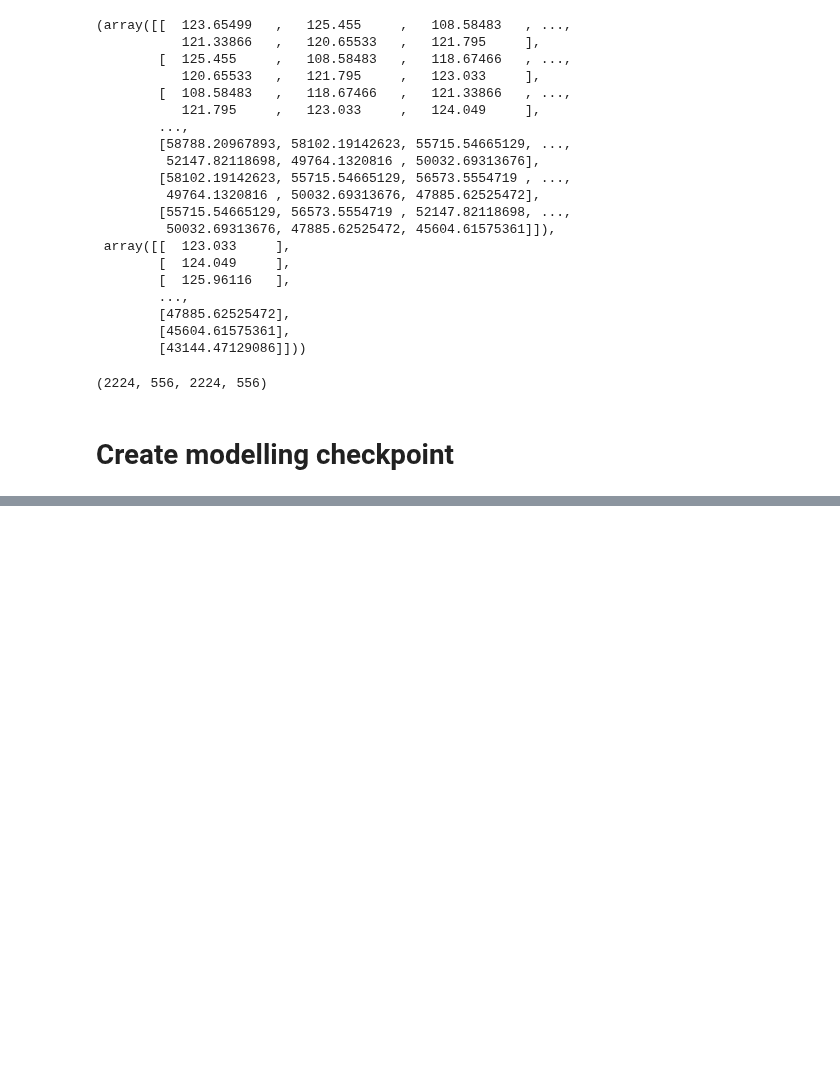
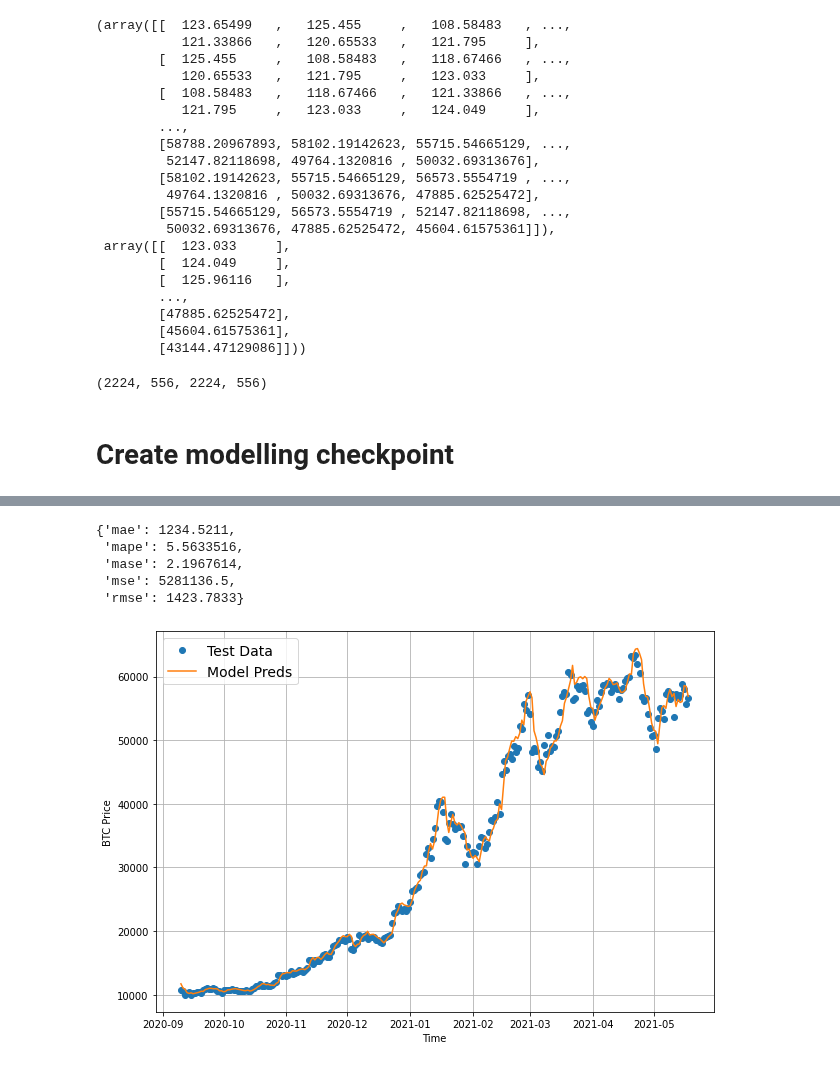
Before and after one commit to eman-kom/TensorFlow-Fundamentals, a Jupyter notebook: 10_Time_Series_Forecasting.ipynb, the cells around one changed output, grey strips where cells are left out. Cells and saved outputs as stored; diff of their text form; code cells hidden in the pictures; blank space fills up the shorter version.

```diff
--- a/10_Time_Series_Forecasting.ipynb
+++ b/10_Time_Series_Forecasting.ipynb
@@ -288,0 +462,3 @@ def create_model_checkpoint(model_name, save_path="model_experiments"):
+# %%
+HORIZON = 7
+WINDOW_SIZE = 30
@@ -288,0 +499,3 @@ def create_model_checkpoint(model_name, save_path="model_experiments"):
+# %%
+model_3 = tf.keras.models.load_model("model_experiments/model_3_dense")
+model_3.evaluate(test_windows, test_labels)
@@ -288,0 +505,35 @@ def create_model_checkpoint(model_name, save_path="model_experiments"):
+# %%
+model_3_preds = tf.squeeze(model_3.predict(test_windows))
+
+model_3_results = evaluate_preds(
+    tf.squeeze(test_labels),
+    model_3_preds
+)
+
+model_3_results
+# %% [output]
+{'mae': 1234.5211,
+ 'mape': 5.5633516,
+ 'mase': 2.1967614,
+ 'mse': 5281136.5,
+ 'rmse': 1423.7833}
+# %%
+offset = 300
+plt.figure(figsize=(10, 7))
+
+plot_time_series(
+    X_test[-len(test_windows):],
+    values=test_labels[:, 0],
+    start=offset,
+    label="Test Data"
+)
+
+plot_time_series(
+    X_test[-len(test_windows):],
+    values=tf.expand_dims(tf.reduce_mean(model_3_preds, axis=1), axis=1)[:, 0],
+    start=offset,
+    format="-",
+    label="Model Preds"
+)
+# %% [output]
+[figure, added]
```
Also changed, not shown: parts of 37 cells of this notebook.
